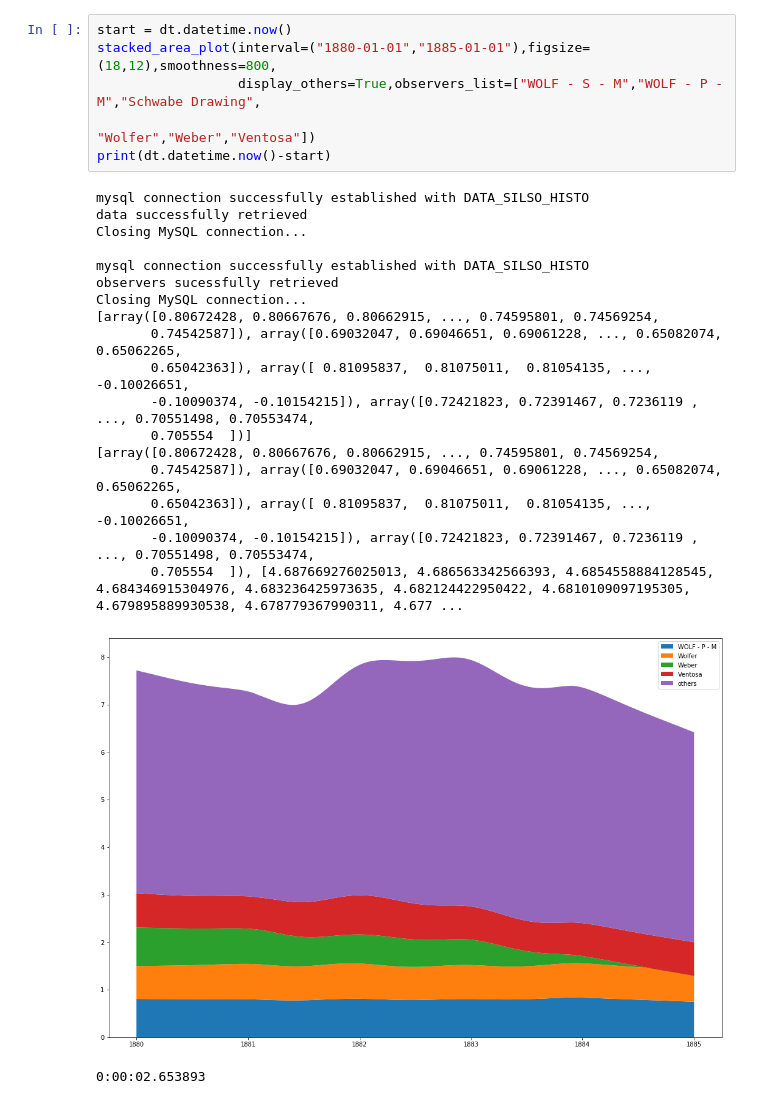
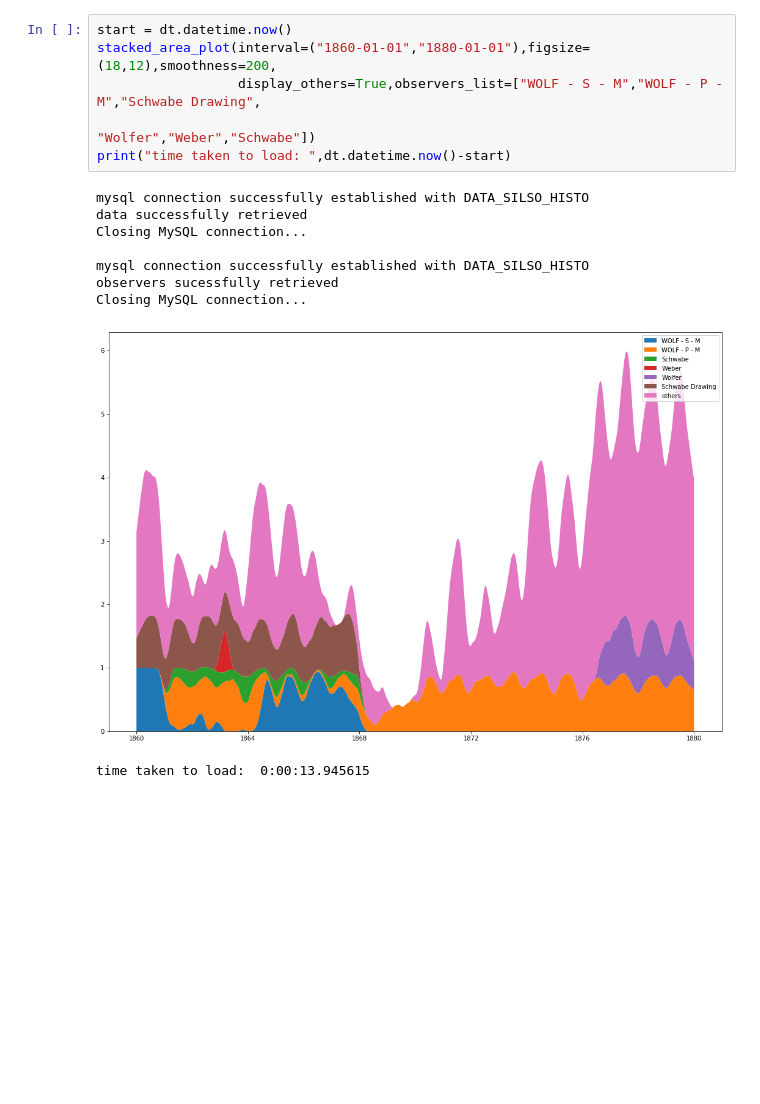
Before and after one commit to dcxSt/DATA_SILSO_HISTO_search, a Jupyter notebook: Stacked Area Charts.ipynb, the cells around one changed output. Drawn from its saved outputs; the diff is of its cells as text; blank space fills up the shorter version.

```diff
--- a/Stacked Area Charts.ipynb
+++ b/Stacked Area Charts.ipynb
@@ -18,26 +23,16 @@ from graphs_helper import *
 # %%
 start = dt.datetime.now()
-stacked_area_plot(interval=("1880-01-01","1885-01-01"),figsize=(18,12),smoothness=800,
+stacked_area_plot(interval=("1860-01-01","1880-01-01"),figsize=(18,12),smoothness=200,
                   display_others=True,observers_list=["WOLF - S - M","WOLF - P - M","Schwabe Drawing",
-                                                       "Wolfer","Weber","Ventosa"])
-print(dt.datetime.now()-start)
+                                                       "Wolfer","Weber","Schwabe"])
+print("time taken to load: ",dt.datetime.now()-start)
 # %% [output]
 mysql connection successfully established with DATA_SILSO_HISTO
 data successfully retrieved
 Closing MySQL connection...
 
 mysql connection successfully established with DATA_SILSO_HISTO
 observers sucessfully retrieved
 Closing MySQL connection...
-[array([0.80672428, 0.80667676, 0.80662915, ..., 0.74595801, 0.74569254,
-       0.74542587]), array([0.69032047, 0.69046651, 0.69061228, ..., 0.65082074, 0.65062265,
-       0.65042363]), array([ 0.81095837,  0.81075011,  0.81054135, ..., -0.10026651,
-       -0.10090374, -0.10154215]), array([0.72421823, 0.72391467, 0.7236119 , ..., 0.70551498, 0.70553474,
-       0.705554  ])]
-[array([0.80672428, 0.80667676, 0.80662915, ..., 0.74595801, 0.74569254,
-       0.74542587]), array([0.69032047, 0.69046651, 0.69061228, ..., 0.65082074, 0.65062265,
-       0.65042363]), array([ 0.81095837,  0.81075011,  0.81054135, ..., -0.10026651,
-       -0.10090374, -0.10154215]), array([0.72421823, 0.72391467, 0.7236119 , ..., 0.70551498, 0.70553474,
-       0.705554  ]), [4.687669276025013, 4.686563342566393, 4.6854558884128545, 4.684346915304976, 4.683236425973635, 4.682124422950422, 4.6810109097195305, 4.679895889930538, 4.678779367990311, 4.677 ...
-[figure, old version]
+[figure, new version]
-0:00:02.653893
+time taken to load:  0:00:13.945615
```
Also changed, not shown: parts of 6 cells of this notebook, 4 other files.
